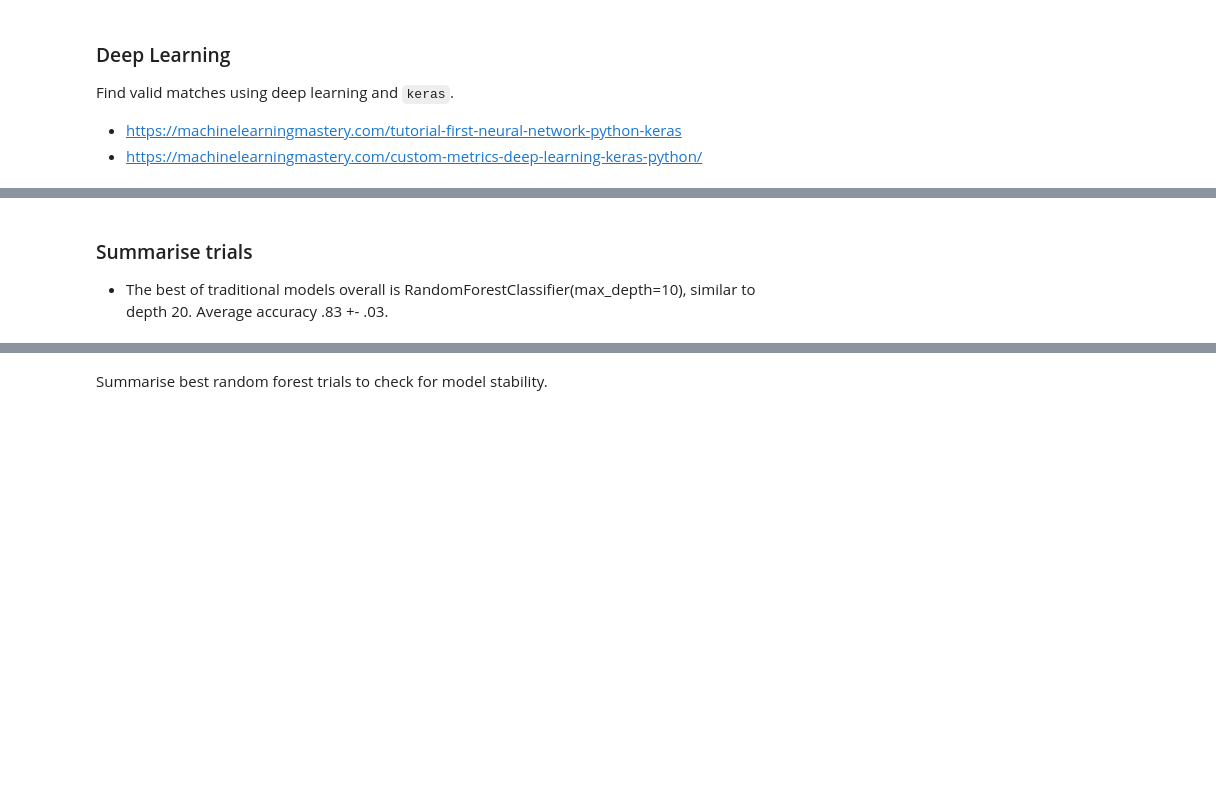
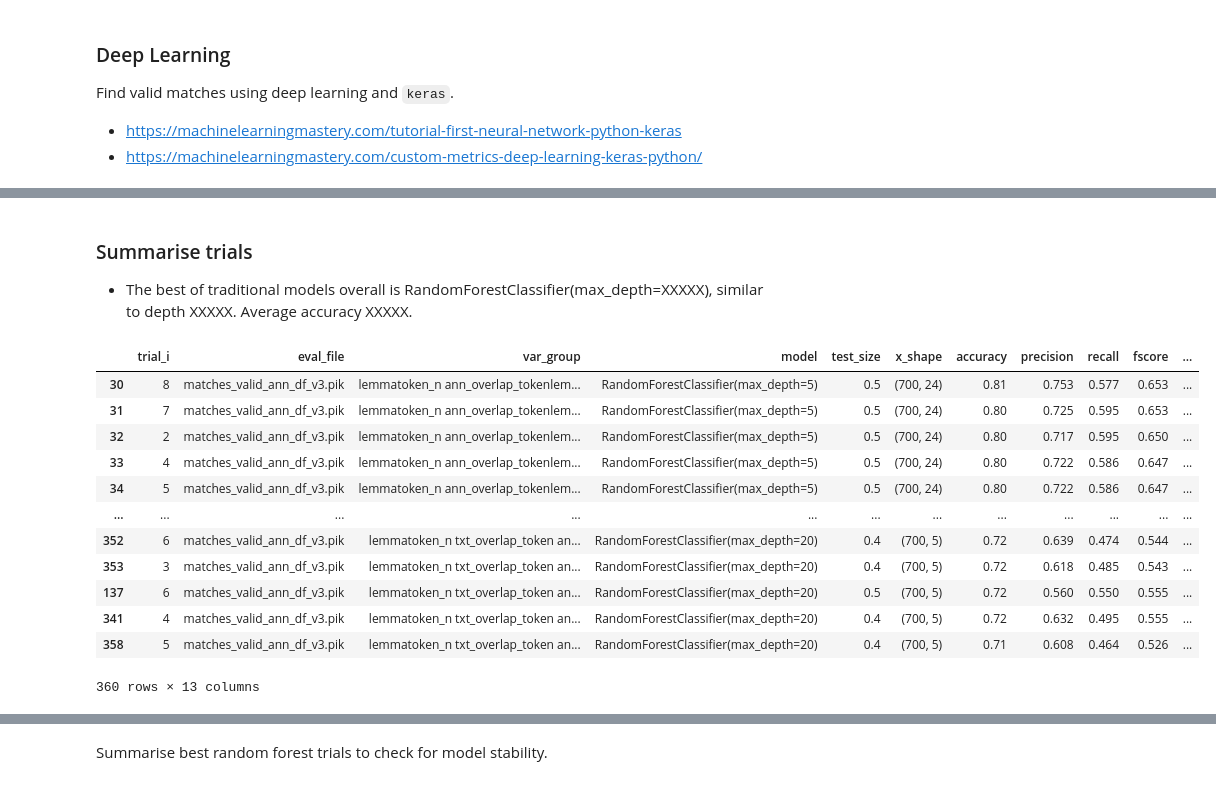
Before and after one commit to Birkbeck/museums-in-the-pandemic, a Jupyter notebook: mip/notebooks/01_indicator_match_validation.ipynb, the cells around one changed output, grey strips where cells are left out. Drawn from its saved outputs; the diff is of its cells as text; code cells hidden in the pictures; blank space fills up the shorter version.

```diff
--- a/mip/notebooks/01_indicator_match_validation.ipynb
+++ b/mip/notebooks/01_indicator_match_validation.ipynb
@@ -1017,11 +1186,25 @@ resdf
 # %% [markdown]
 ### Summarise trials
 
-- The best of traditional models overall is RandomForestClassifier(max_depth=10), similar to depth 20. Average accuracy .83 +- .03.
+- The best of traditional models overall is RandomForestClassifier(max_depth=XXXXX), similar to depth XXXXX. Average accuracy XXXXX.
 # %%
 # summary of trials
-fn = out_folder+'data/analysis/matching_validation/match_validation_comparison_traditional_models-v1.xlsx'
+fn = out_folder+'data/analysis/matching_validation/match_validation_comparison_traditional_models-v3.xlsx'
 resdf = pd.read_excel(fn)
 resdf = resdf.sort_values(['accuracy'], ascending=False)
 resdf
+# %% [output]
+|  | trial_i | eval_file | var_group | model | test_size | x_shape | accuracy | precision | recall | fscore | ... |
+| 30 | 8 | matches_valid_ann_df_v3.pik | lemmatoken_n ann_overlap_tokenlem... | RandomForestClassifier(max_depth=5) | 0.5 | (700, 24) | 0.81 | 0.753 | 0.577 | 0.653 | ... |
+| 31 | 7 | matches_valid_ann_df_v3.pik | lemmatoken_n ann_overlap_tokenlem... | RandomForestClassifier(max_depth=5) | 0.5 | (700, 24) | 0.80 | 0.725 | 0.595 | 0.653 | ... |
+| 32 | 2 | matches_valid_ann_df_v3.pik | lemmatoken_n ann_overlap_tokenlem... | RandomForestClassifier(max_depth=5) | 0.5 | (700, 24) | 0.80 | 0.717 | 0.595 | 0.650 | ... |
+| 33 | 4 | matches_valid_ann_df_v3.pik | lemmatoken_n ann_overlap_tokenlem... | RandomForestClassifier(max_depth=5) | 0.5 | (700, 24) | 0.80 | 0.722 | 0.586 | 0.647 | ... |
+| 34 | 5 | matches_valid_ann_df_v3.pik | lemmatoken_n ann_overlap_tokenlem... | RandomForestClassifier(max_depth=5) | 0.5 | (700, 24) | 0.80 | 0.722 | 0.586 | 0.647 | ... |
+| ... | ... | ... | ... | ... | ... | ... | ... | ... | ... | ... | ... |
+| 352 | 6 | matches_valid_ann_df_v3.pik | lemmatoken_n txt_overlap_token an... | RandomForestClassifier(max_depth=20) | 0.4 | (700, 5) | 0.72 | 0.639 | 0.474 | 0.544 | ... |
+| 353 | 3 | matches_valid_ann_df_v3.pik | lemmatoken_n txt_overlap_token an... | RandomForestClassifier(max_depth=20) | 0.4 | (700, 5) | 0.72 | 0.618 | 0.485 | 0.543 | ... |
+| 137 | 6 | matches_valid_ann_df_v3.pik | lemmatoken_n txt_overlap_token an... | RandomForestClassifier(max_depth=20) | 0.5 | (700, 5) | 0.72 | 0.560 | 0.550 | 0.555 | ... |
+| 341 | 4 | matches_valid_ann_df_v3.pik | lemmatoken_n txt_overlap_token an... | RandomForestClassifier(max_depth=20) | 0.4 | (700, 5) | 0.72 | 0.632 | 0.495 | 0.555 | ... |
+| 358 | 5 | matches_valid_ann_df_v3.pik | lemmatoken_n txt_overlap_token an... | RandomForestClassifier(max_depth=20) | 0.4 | (700, 5) | 0.71 | 0.608 | 0.464 | 0.526 | ... |
+360 rows × 13 columns
 # %%
```
Also changed, not shown: parts of 31 cells of this notebook, 7 other files.
